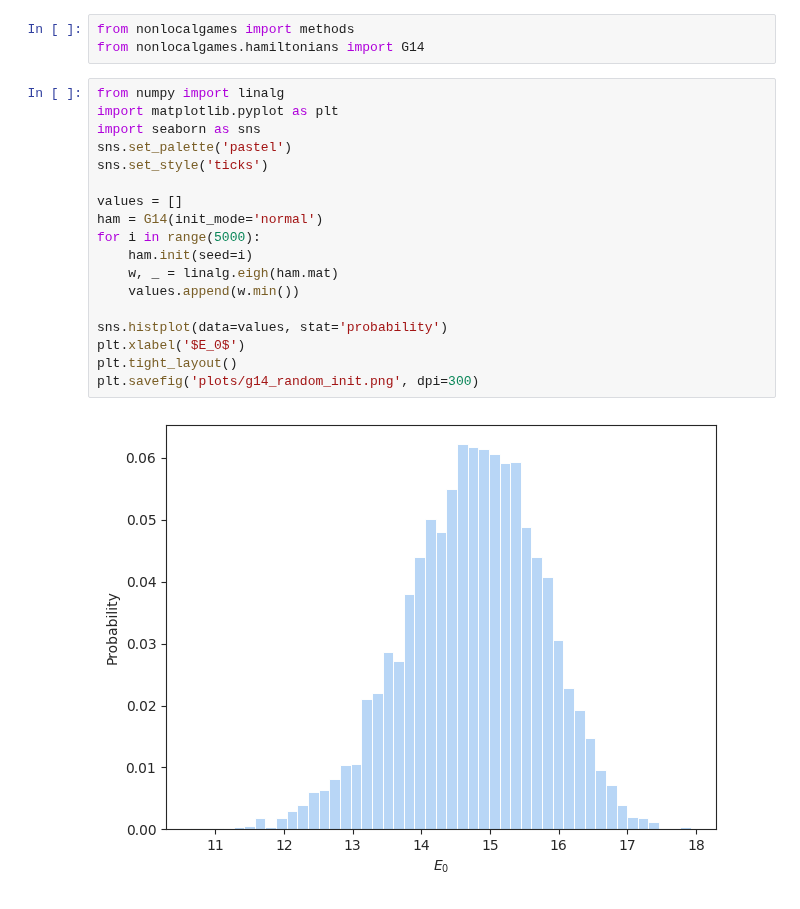
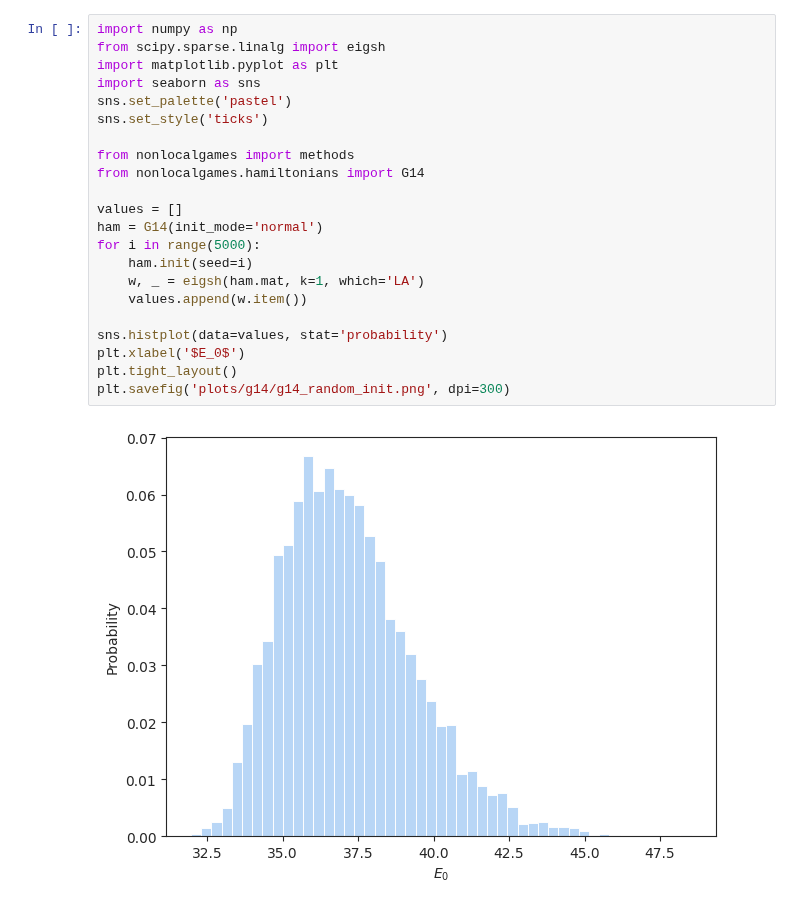
Before and after one commit to jfurches/nonlocalgames, a Jupyter notebook: g14.ipynb, the cells around one changed output. Saved outputs shown, nothing was run; the diff lists cells and outputs as text.

```diff
--- a/g14.ipynb
+++ b/g14.ipynb
@@ -4,25 +7,26 @@
-# %%
-from nonlocalgames import methods
-from nonlocalgames.hamiltonians import G14
 # %%
-from numpy import linalg
+import numpy as np
+from scipy.sparse.linalg import eigsh
 import matplotlib.pyplot as plt
 import seaborn as sns
 sns.set_palette('pastel')
 sns.set_style('ticks')
 
+from nonlocalgames import methods
+from nonlocalgames.hamiltonians import G14
+
 values = []
 ham = G14(init_mode='normal')
 for i in range(5000):
     ham.init(seed=i)
-    w, _ = linalg.eigh(ham.mat)
-    values.append(w.min())
+    w, _ = eigsh(ham.mat, k=1, which='LA')
+    values.append(w.item())
 
 sns.histplot(data=values, stat='probability')
 plt.xlabel('$E_0$')
 plt.tight_layout()
-plt.savefig('plots/g14_random_init.png', dpi=300)
+plt.savefig('plots/g14/g14_random_init.png', dpi=300)
 # %% [output]
-[figure, old version]
+[figure, new version]
 # %%
 import json
```
Also changed, not shown: parts of 3 cells of this notebook, 6 other files.
